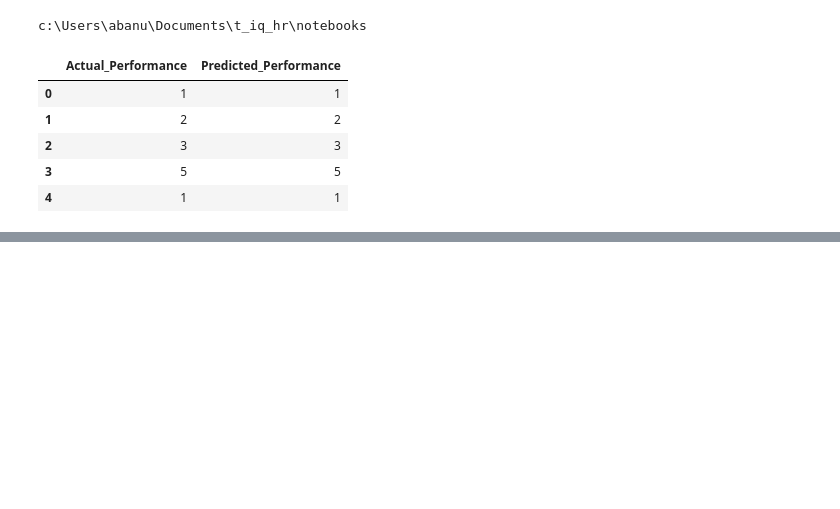
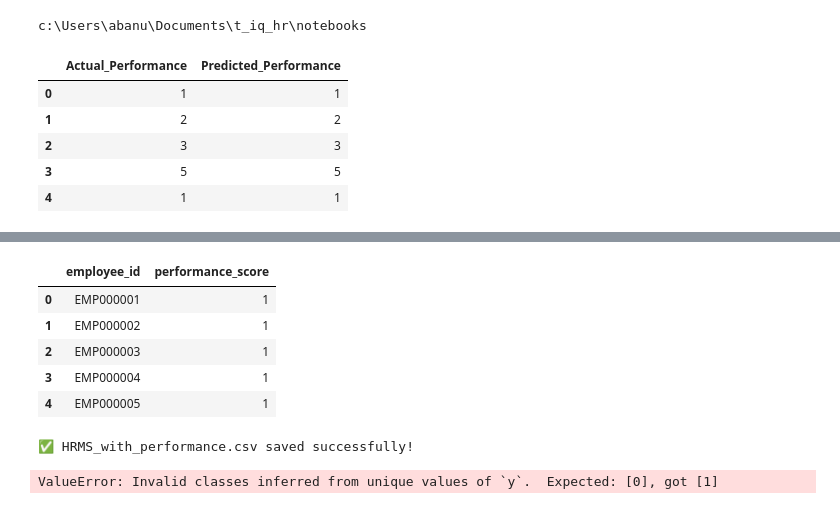
Before and after one commit to abanu793/T-IQ-HR, a Jupyter notebook: notebooks/04_performance_model.ipynb, the cells around one changed output, grey strips where cells are left out. Cells and saved outputs as stored; diff of their text form; code cells hidden in the pictures; blank space fills up the shorter version.

Commit message:
commit notebooks

```diff
--- a/notebooks/04_performance_model.ipynb
+++ b/notebooks/04_performance_model.ipynb
@@ -197,3 +197,9 @@ pd.DataFrame({
 | 2 | 3 | 3 |
 | 3 | 5 | 5 |
 | 4 | 1 | 1 |
+# %%
+import pandas as pd
+
+# Load cleaned HRMS data
+hrms = pd.read_csv(r"C:\Users\abanu\Documents\t_iq_hr\data\processed\HRMS_cleaned.csv")
+hrms.head()
@@ -199,0 +213,74 @@ pd.DataFrame({
+# %%
+import numpy as np
+
+# If you want a synthetic score, you can use weighted combination
+hrms['performance_score'] = (
+    0.4 * hrms['satisfaction_score'] +
+    0.4 * hrms['engagement_score'] +
+    0.2 * (hrms['trainings_count'] / (hrms['trainings_count'].max() + 1))
+).round().astype(int)
+
+# Make sure values are between 1 and 5
+hrms['performance_score'] = hrms['performance_score'].clip(1,5)
+
+hrms[['employee_id','performance_score']].head()
+# %% [output]
+|  | employee_id | performance_score |
+| 0 | EMP000001 | 1 |
+| 1 | EMP000002 | 1 |
+| 2 | EMP000003 | 1 |
+| 3 | EMP000004 | 1 |
+| 4 | EMP000005 | 1 |
+# %%
+# Save HRMS with performance scores
+hrms.to_csv(r"C:\Users\abanu\Documents\t_iq_hr\data\processed\HRMS_with_performance.csv", index=False)
+print("✅ HRMS_with_performance.csv saved successfully!")
+# %% [output]
+✅ HRMS_with_performance.csv saved successfully!
+# %%
+from sklearn.model_selection import train_test_split
+from sklearn.preprocessing import StandardScaler, OneHotEncoder
+from sklearn.compose import ColumnTransformer
+from sklearn.pipeline import Pipeline
+from xgboost import XGBClassifier
+import pickle
+
+# Features & target
+features = ['department', 'job_role', 'location', 'current_salary',
+            'satisfaction_score', 'engagement_score', 'num_skills',
+            'years_at_company', 'trainings_count']
+X = hrms[features]
+y = hrms['performance_score']
+
+# Train-test split
+X_train, X_test, y_train, y_test = train_test_split(X, y, test_size=0.2, random_state=42)
+
+# Preprocessor
+categorical_features = ['department','job_role','location']
+numeric_features = ['current_salary','satisfaction_score','engagement_score','num_skills','years_at_company','trainings_count']
+
+preprocessor_perf = ColumnTransformer([
+    ('num', StandardScaler(), numeric_features),
+    ('cat', OneHotEncoder(handle_unknown='ignore'), categorical_features)
+])
+
+# Performance model pipeline
+performance_pipeline = Pipeline([
+    ('preprocessor', preprocessor_perf),
+    ('classifier', XGBClassifier(objective='multi:softmax', num_class=5, random_state=42))
+])
+
+# Fit model
+performance_pipeline.fit(X_train, y_train)
+print("✅ Performance model trained")
+
+# Save preprocessor & model
+with open(r"C:\Users\abanu\Documents\t_iq_hr\notebooks\models\preprocessor_perf.pkl", 'wb') as f:
+    pickle.dump(preprocessor_perf, f)
+
+with open(r"C:\Users\abanu\Documents\t_iq_hr\notebooks\models\performance_model.pkl", 'wb') as f:
+    pickle.dump(performance_pipeline, f)
+
+print("✅ Preprocessor and performance model saved")
+# %% [output]
+ValueError: Invalid classes inferred from unique values of `y`.  Expected: [0], got [1]
```
Also changed, not shown: parts of 18 cells of this notebook, 15 other files.
